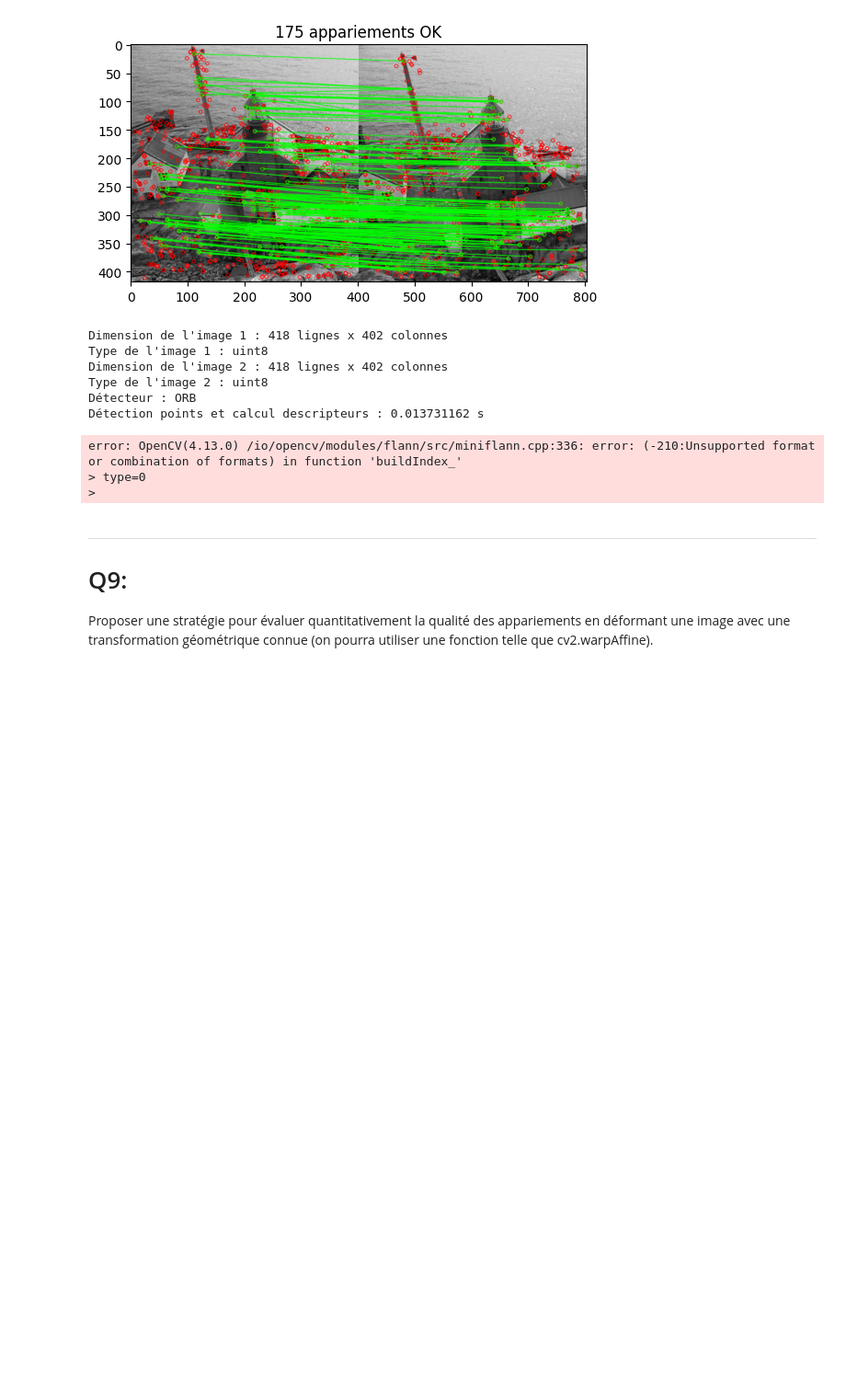
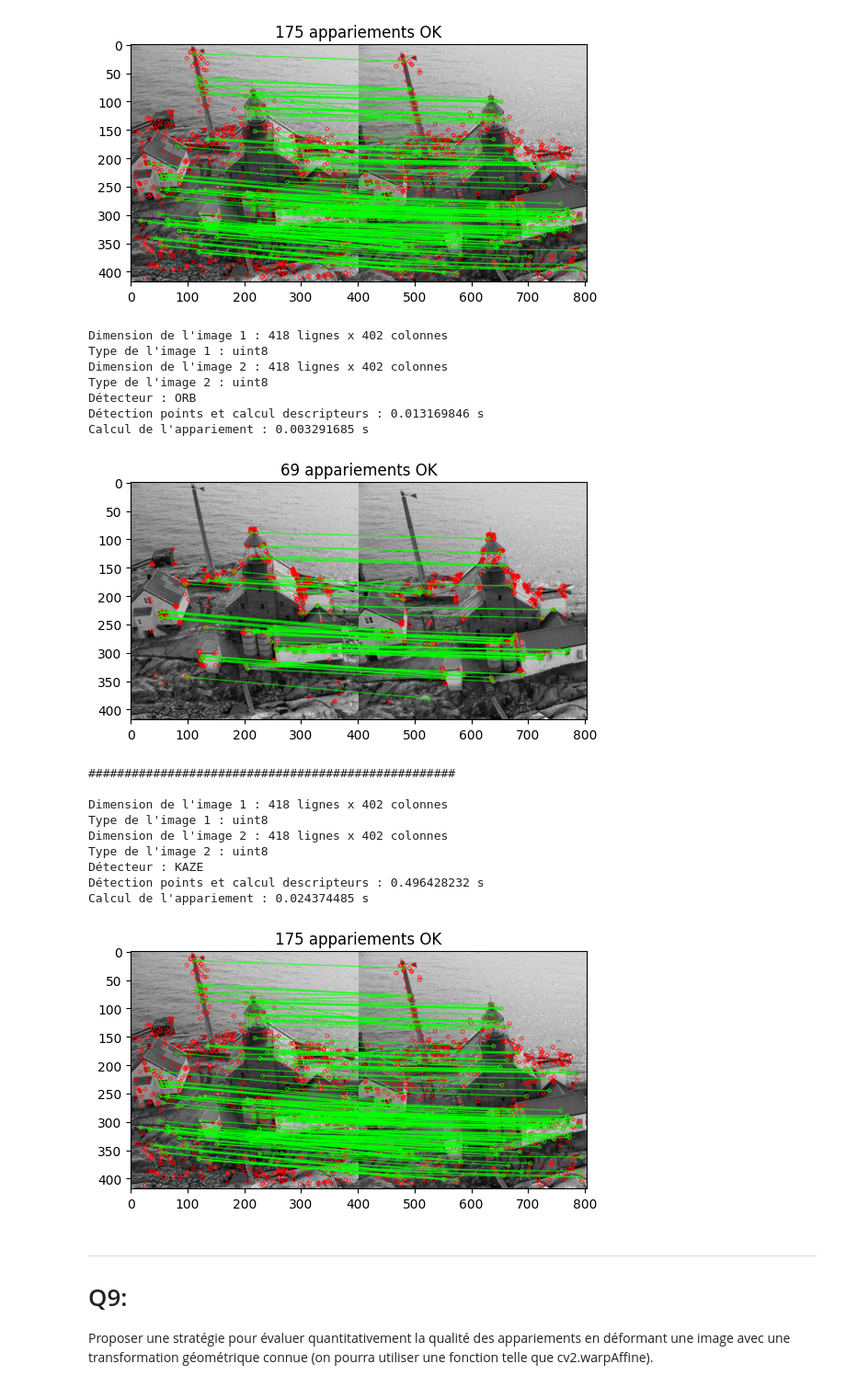
Before and after one commit to AlfredoQuintellaP/CSC_4MI04, a Jupyter notebook: CSC_4MI04_TP1.ipynb, the cells around one changed output. Shown at 92% size. Drawn from its saved outputs; the diff is of its cells as text; code cells hidden in the pictures; blank space fills up the shorter version.

```diff
--- a/CSC_4MI04_TP1.ipynb
+++ b/CSC_4MI04_TP1.ipynb
@@ -803,7 +805,7 @@ Détection points et calcul descripteurs : 0.908807411 s
 Calcul de l'appariement : 0.011958975 s
 [figure]
 # %%
-# Features_Match_FLANN.py
+# Features_Match_FLANN.py com mudancas no orb pra conseguir rodar
 
 import numpy as np
 import cv2
@@ -844,11 +846,18 @@ print("Détection points et calcul descripteurs :",time,"s")
 # Calcul de l'appariement
 t1 = cv2.getTickCount()
 # Paramètres de FLANN
-FLANN_INDEX_KDTREE = 0
-index_params = dict(algorithm = FLANN_INDEX_KDTREE, trees = 5)
+FLANN_INDEX_LSH = 6
+
+index_params = dict(
+    algorithm = FLANN_INDEX_LSH,
+    table_number = 6,
+    key_size = 12,
+    multi_probe_level = 1
+)
+
 search_params = dict(checks=50)
 
-flann = cv2.FlannBasedMatcher(index_params,search_params)
+flann = cv2.FlannBasedMatcher(index_params, search_params)
 
 matches = flann.knnMatch(desc1,desc2,k=2)
 # Application du ratio test
@@ -916,37 +925,46 @@ search_params = dict(checks=50)
 
 flann = cv2.FlannBasedMatcher(index_params,search_params)
 
 matches = flann.knnMatch(desc1,desc2,k=2)
 # Application du ratio test
 good = []
 for m,n in matches:
   if m.distance < 0.7*n.distance:
     good.append([m])
 t2 = cv2.getTickCount()
 time = (t2 - t1)/ cv2.getTickFrequency()
 print("Calcul de l'appariement :",time,"s")
 
 # Affichage
 draw_params = dict(matchColor = (0,255,0),
                    singlePointColor = (255,0,0),
                    flags = 0)
 
 # Affichage des appariements qui respectent le ratio test
 img3 = cv2.drawMatchesKnn(gray1,pts1,gray2,pts2,good,None,**draw_params)
 
 Nb_ok = len(good)
 plt.imshow(img3),plt.title('%i appariements OK'%Nb_ok)
 plt.show()
 # %% [output]
 Dimension de l'image 1 : 418 lignes x 402 colonnes
 Type de l'image 1 : uint8
 Dimension de l'image 2 : 418 lignes x 402 colonnes
 Type de l'image 2 : uint8
 Détecteur : ORB
-Détection points et calcul descripteurs : 0.013731162 s
+Détection points et calcul descripteurs : 0.013169846 s
+Calcul de l'appariement : 0.003291685 s
+[figure, added]
-error: OpenCV(4.13.0) /io/opencv/modules/flann/src/miniflann.cpp:336: error: (-210:Unsupported format or combination of formats) in function 'buildIndex_'
-> type=0
->
+###################################################
+
+Dimension de l'image 1 : 418 lignes x 402 colonnes
+Type de l'image 1 : uint8
+Dimension de l'image 2 : 418 lignes x 402 colonnes
+Type de l'image 2 : uint8
+Détecteur : KAZE
+Détection points et calcul descripteurs : 0.496428232 s
+Calcul de l'appariement : 0.024374485 s
+[figure, added]
 # %% [markdown]
 ---
 # Q9:
```
Also changed, not shown: parts of 1 cell of this notebook.
